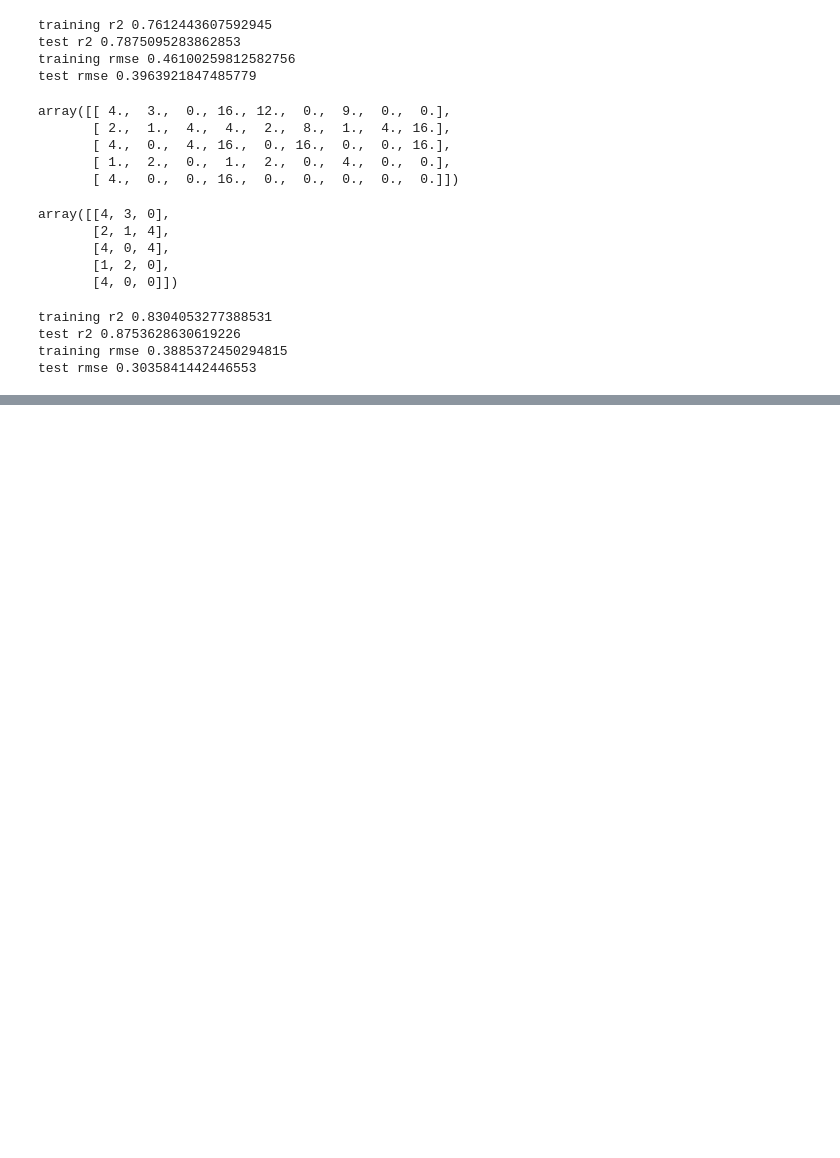
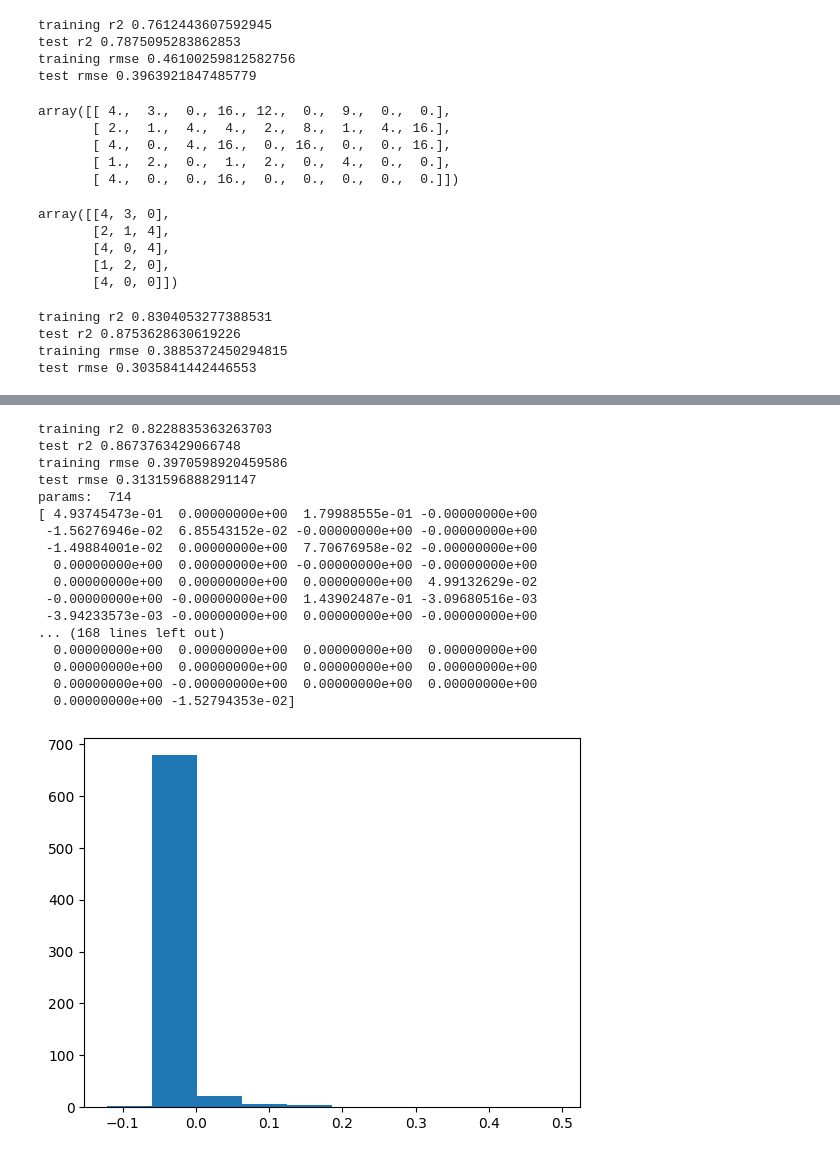
Before and after one commit to aioskill/genai2026, a Jupyter notebook: notebooks/demos20261026/Regression.ipynb, the cells around one changed output, grey strips where cells are left out. Drawn from its saved outputs; the diff is of its cells as text; code cells hidden in the pictures; blank space fills up the shorter version.

```diff
--- a/notebooks/demos20261026/Regression.ipynb
+++ b/notebooks/demos20261026/Regression.ipynb
@@ -477,0 +632,54 @@ test rmse 0.3035841442446553
+# %%
+target = 'charges'
+X = df.drop(columns=target) # feature matrix
+y = np.log(df[target]) # outcome variable/label
+X['high_bmi'] = np.where(X['bmi']>40, 1, 0) # derived feature
+X_dummy = pd.get_dummies(X, drop_first=True)
+X_train, X_test, y_train, y_test = model_selection.train_test_split(X_dummy, y, test_size = 0.3,
+                                                                   random_state = 978) # random split
+
+
+poly = preprocessing.PolynomialFeatures(degree=4, include_bias=False)
+X_train_poly = poly.fit_transform(X_train)
+X_test_poly = poly.fit_transform(X_test)
+
+
+scaler = preprocessing.StandardScaler()
+X_train_std = scaler.fit_transform(X_train_poly) # find mean and std for each column
+X_test_std = scaler.transform(X_test_poly)
+
+est = linear_model.ElasticNet(alpha=0.01, l1_ratio=0.5) # alpha: regularization coefficient
+
+est.fit(X_train_std, y_train) # algortithm finds the parameter values
+y_train_pred = est.predict(X_train_std)
+y_test_pred = est.predict(X_test_std)
+
+print("training r2", metrics.r2_score(y_train, y_train_pred))
+print("test r2", metrics.r2_score(y_test, y_test_pred))
+
+print("training rmse", metrics.mean_squared_error(y_train, y_train_pred) ** 0.5)
+print("test rmse", metrics.mean_squared_error(y_test, y_test_pred) ** 0.5)
+
+print("params: ", X_train_poly.shape[1])
+
+plt.hist(est.coef_)
+print(est.coef_)
+# %% [output]
+training r2 0.8228835363263703
+test r2 0.8673763429066748
+training rmse 0.3970598920459586
+test rmse 0.3131596888291147
+params:  714
+[ 4.93745473e-01  0.00000000e+00  1.79988555e-01 -0.00000000e+00
+ -1.56276946e-02  6.85543152e-02 -0.00000000e+00 -0.00000000e+00
+ -1.49884001e-02  0.00000000e+00  7.70676958e-02 -0.00000000e+00
+  0.00000000e+00  0.00000000e+00 -0.00000000e+00 -0.00000000e+00
+  0.00000000e+00  0.00000000e+00  0.00000000e+00  4.99132629e-02
+ -0.00000000e+00 -0.00000000e+00  1.43902487e-01 -3.09680516e-03
+ -3.94233573e-03 -0.00000000e+00  0.00000000e+00 -0.00000000e+00
+... (168 lines left out)
+  0.00000000e+00  0.00000000e+00  0.00000000e+00  0.00000000e+00
+  0.00000000e+00  0.00000000e+00  0.00000000e+00  0.00000000e+00
+  0.00000000e+00 -0.00000000e+00  0.00000000e+00  0.00000000e+00
+  0.00000000e+00 -1.52794353e-02]
+[figure, added]
```
Also changed, not shown: parts of 4 cells of this notebook.
